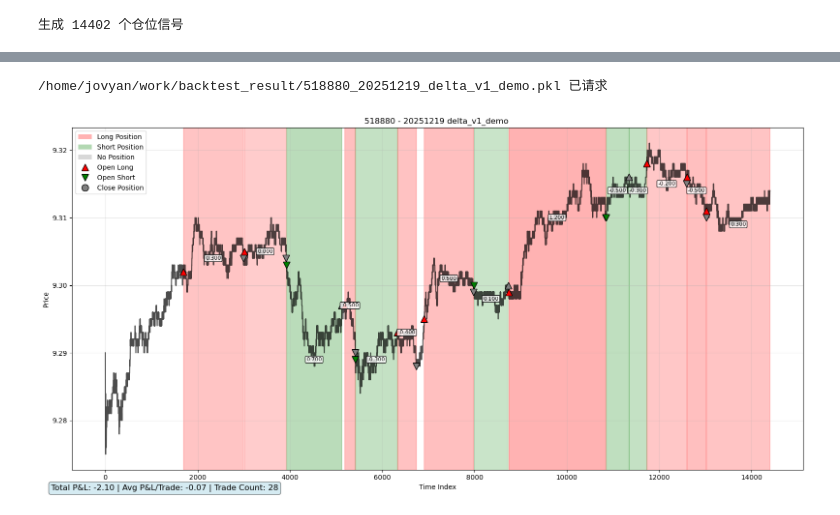
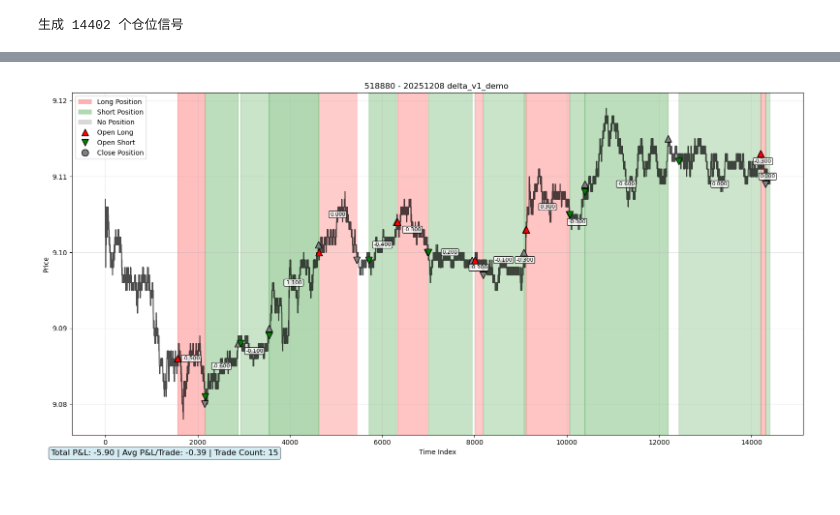
Before and after one commit to artinsophia/Quant-Intern-2026, a Jupyter notebook: delta/simple_test.ipynb, the cells around one changed output, grey strips where cells are left out. Cells and saved outputs as stored; diff of their text form; code cells hidden in the pictures.

```diff
--- a/delta/simple_test.ipynb
+++ b/delta/simple_test.ipynb
@@ -104,18 +107,17 @@ TimeoutError:
 # %%
 # 执行单日回测
 import sys
 sys.path.append('/home/jovyan/work/tactics_demo/tools')
 
 from single_day_backtest import single_day_backtest
 
 profit_df = single_day_backtest(
     instrument_id=instrument_id,
-    trade_ymd=trade_ymd,
+    trade_ymd='20251208',
     StrategyClass=strategy.StrategyDemo,
     model=model_path,
     param_dict=param_dict,
-    official= True,
+    official= False,
 )
 # %% [output]
-/home/jovyan/work/backtest_result/518880_20251219_delta_v1_demo.pkl 已请求
-[figure, old version]
+[figure, new version]
```
Also changed, not shown: parts of 2 cells of this notebook, 1 other file.
